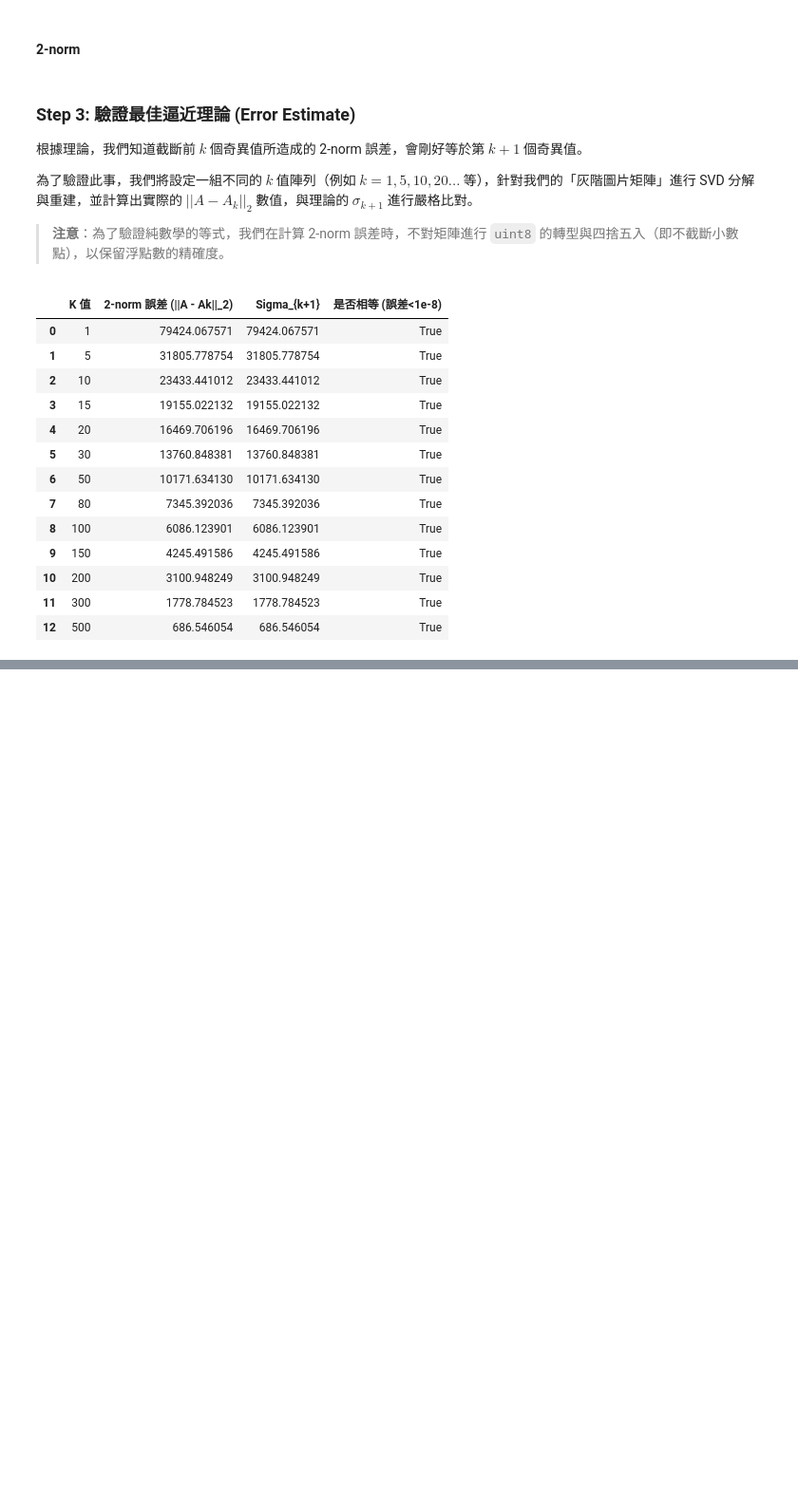
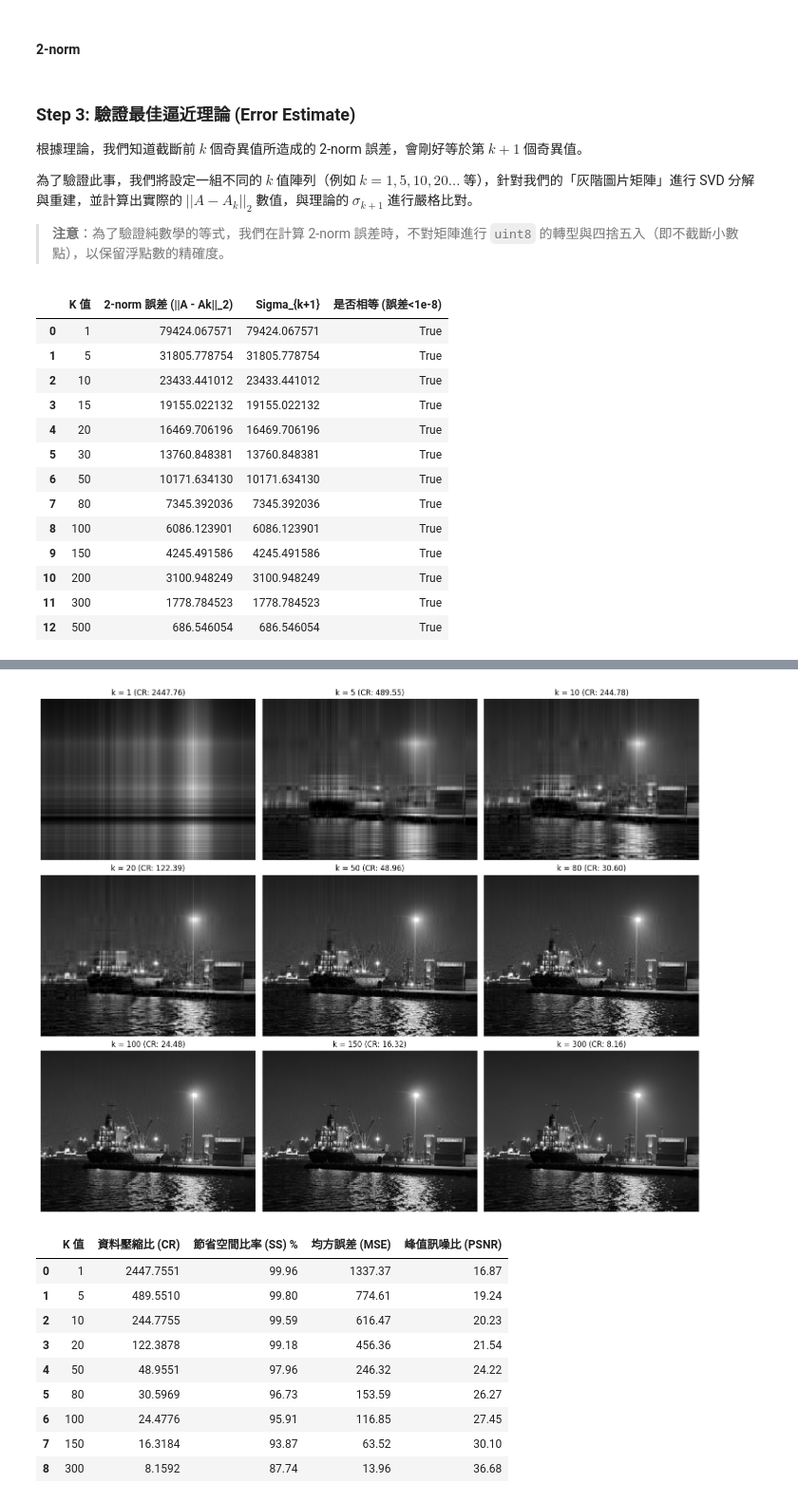
Before and after one commit to ericadgjl-huang/SVD_Image_Compression, a Jupyter notebook: hw1_svd.ipynb, the cells around one changed output, grey strips where cells are left out. Shown at 95% size. Cells and saved outputs as stored; diff of their text form; code cells hidden in the pictures; blank space fills up the shorter version.

Commit message:
Step 4: Add CR, SS, MSE, PSNR calculations and visualize compressed images

```diff
--- a/hw1_svd.ipynb
+++ b/hw1_svd.ipynb
@@ -154,0 +175,78 @@ display(df_validation)
+# %%
+import math
+import pandas as pd
+import matplotlib.pyplot as plt
+
+# --- 1. 定義評估指標函數 ---
+def calculate_mse(original, compressed):
+    # 計算 MSE (需轉為 float 避免 uint8 溢位) [cite: 194]
+    return np.mean((original.astype(float) - compressed.astype(float)) ** 2)
+
+def calculate_psnr(original, compressed):
+    mse = calculate_mse(original, compressed)
+    if mse == 0:
+        return 100 # 如果完全相同，回傳一個極大值 [cite: 198, 199, 200]
+    return 10 * math.log10((255.0 ** 2) / mse) # [cite: 201]
+
+def calculate_size_kb(m, n, k=None):
+    # 假設每個像素值佔 1 byte，計算圖片大小 (KB)
+    if k is None:
+        return (m * n) / 1024 # 原圖大小
+    else:
+        return (k * (1 + m + n)) / 1024 # 壓縮後大小
+
+# --- 2. 準備畫圖與計算結果 ---
+m, n = A_gray.shape
+original_size = calculate_size_kb(m, n)
+
+# 學長使用的 k 值範圍 [cite: 213]
+k_values = [1, 5, 10, 20, 50, 80, 100, 150, 300]
+metrics = []
+
+# 設定畫布 (3x3 的九宮格)
+fig, axes = plt.subplots(3, 3, figsize=(15, 12))
+axes = axes.ravel()
+
+for idx, k in enumerate(k_values):
+    # 呼叫 Step 2 寫好的函數，取得壓縮後的圖片 Ak
+    Ak, _ = svd_restore(A_gray, k)
+
+    # 計算各項指標
+    comp_size = calculate_size_kb(m, n, k)
+    cr = original_size / comp_size
+    ss = (1 - comp_size / original_size) * 100
+    mse = calculate_mse(A_gray, Ak)
+    psnr = calculate_psnr(A_gray, Ak)
+
+    # 存入表格資料
+    metrics.append({
+        "K 值": k,
+        "資料壓縮比 (CR)": f"{cr:.4f}",
+        "節省空間比率 (SS) %": f"{ss:.2f}",
+        "均方誤差 (MSE)": f"{mse:.2f}",
+        "峰值訊噪比 (PSNR)": f"{psnr:.2f}"
+    })
+
+    # 將圖片畫到子圖上
+    axes[idx].imshow(Ak, cmap='gray')
+    axes[idx].set_title(f"k = {k} (CR: {cr:.2f})")
+    axes[idx].axis('off')
+
+plt.tight_layout()
+plt.show()
+
+# --- 3. 顯示統整表格 ---
+df_metrics = pd.DataFrame(metrics)
+display(df_metrics)
+# %% [output]
+[figure, added]
+|  | K 值 | 資料壓縮比 (CR) | 節省空間比率 (SS) % | 均方誤差 (MSE) | 峰值訊噪比 (PSNR) |
+| 0 | 1 | 2447.7551 | 99.96 | 1337.37 | 16.87 |
+| 1 | 5 | 489.5510 | 99.80 | 774.61 | 19.24 |
+| 2 | 10 | 244.7755 | 99.59 | 616.47 | 20.23 |
+| 3 | 20 | 122.3878 | 99.18 | 456.36 | 21.54 |
+| 4 | 50 | 48.9551 | 97.96 | 246.32 | 24.22 |
+| 5 | 80 | 30.5969 | 96.73 | 153.59 | 26.27 |
+| 6 | 100 | 24.4776 | 95.91 | 116.85 | 27.45 |
+| 7 | 150 | 16.3184 | 93.87 | 63.52 | 30.10 |
+| 8 | 300 | 8.1592 | 87.74 | 13.96 | 36.68 |
```
Also changed, not shown: parts of 1 cell of this notebook.
